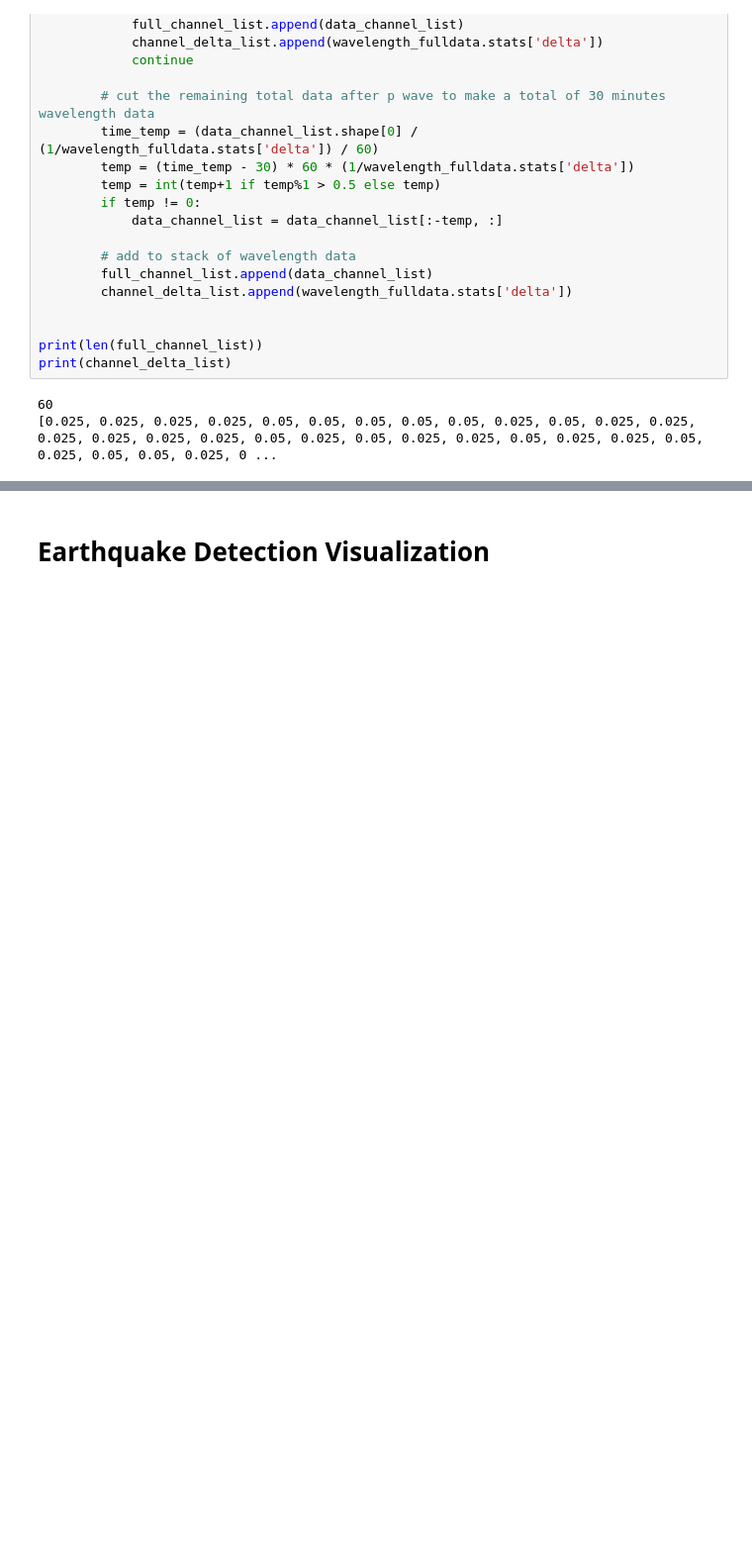
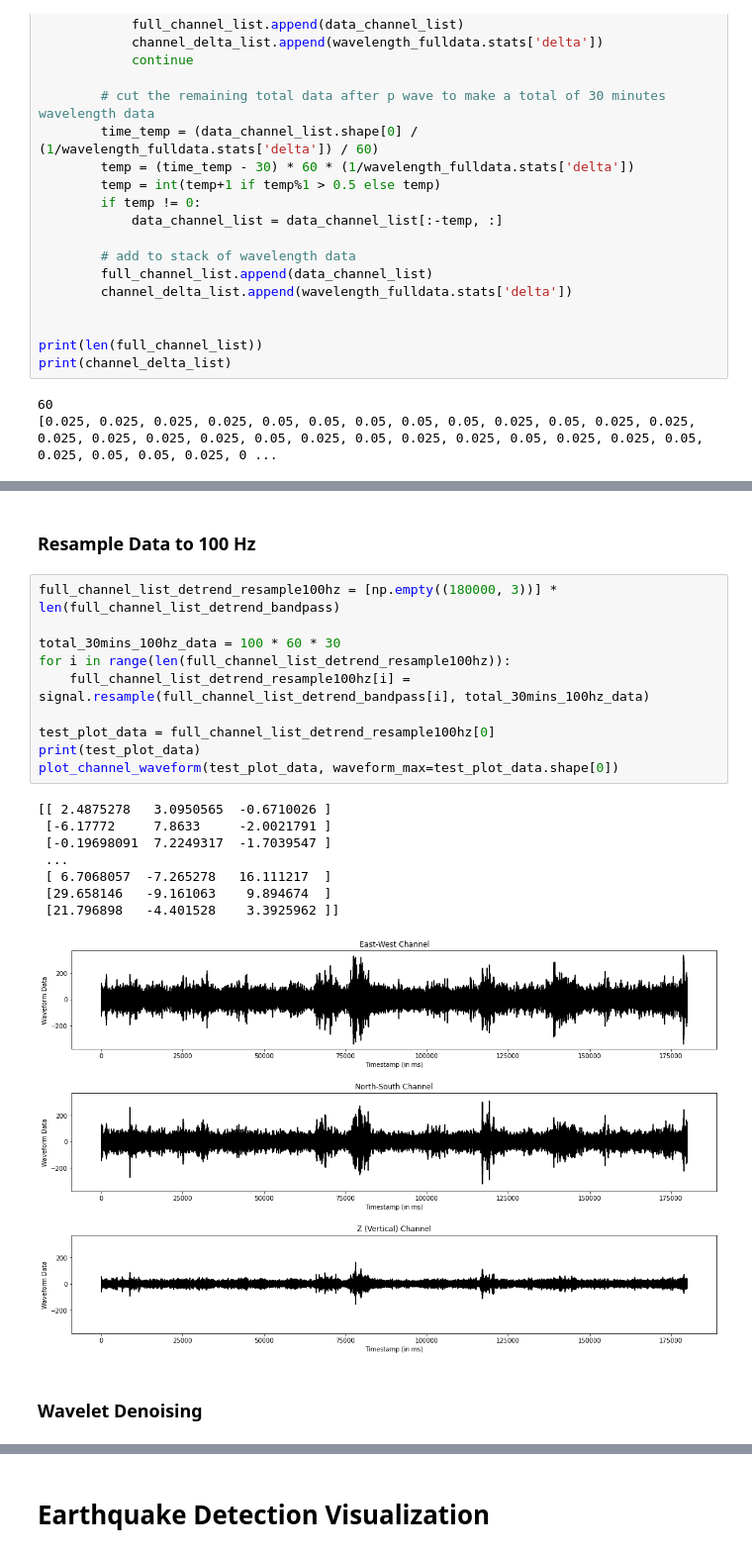
Before and after one commit to arwani-code/KampitaId, a Jupyter notebook: ML_pipeline/Pipeline Data Earthquake.ipynb, the cells around one changed output, grey strips where cells are left out. Shown: that part at 99% size. Drawn from its saved outputs; the diff is of its cells as text; blank space fills up the shorter version.

```diff
--- a/ML_pipeline/Pipeline Data Earthquake.ipynb
+++ b/ML_pipeline/Pipeline Data Earthquake.ipynb
@@ -445,0 +396,23 @@ np.savez_compressed('data_wavelength.npz', full_data_wavelength)
+# %% [markdown]
+### Resample Data to 100 Hz
+# %%
+full_channel_list_detrend_resample100hz = [np.empty((180000, 3))] * len(full_channel_list_detrend_bandpass)
+
+total_30mins_100hz_data = 100 * 60 * 30
+for i in range(len(full_channel_list_detrend_resample100hz)):
+    full_channel_list_detrend_resample100hz[i] = signal.resample(full_channel_list_detrend_bandpass[i], total_30mins_100hz_data)
+
+test_plot_data = full_channel_list_detrend_resample100hz[0]
+print(test_plot_data)
+plot_channel_waveform(test_plot_data, waveform_max=test_plot_data.shape[0])
+# %% [output]
+[[ 2.4875278   3.0950565  -0.6710026 ]
+ [-6.17772     7.8633     -2.0021791 ]
+ [-0.19698091  7.2249317  -1.7039547 ]
+ ...
+ [ 6.7068057  -7.265278   16.111217  ]
+ [29.658146   -9.161063    9.894674  ]
+ [21.796898   -4.401528    3.3925962 ]]
+[figure, added]
+# %% [markdown]
+### Wavelet Denoising
```
Also changed, not shown: parts of 39 cells of this notebook, 1 other file.
